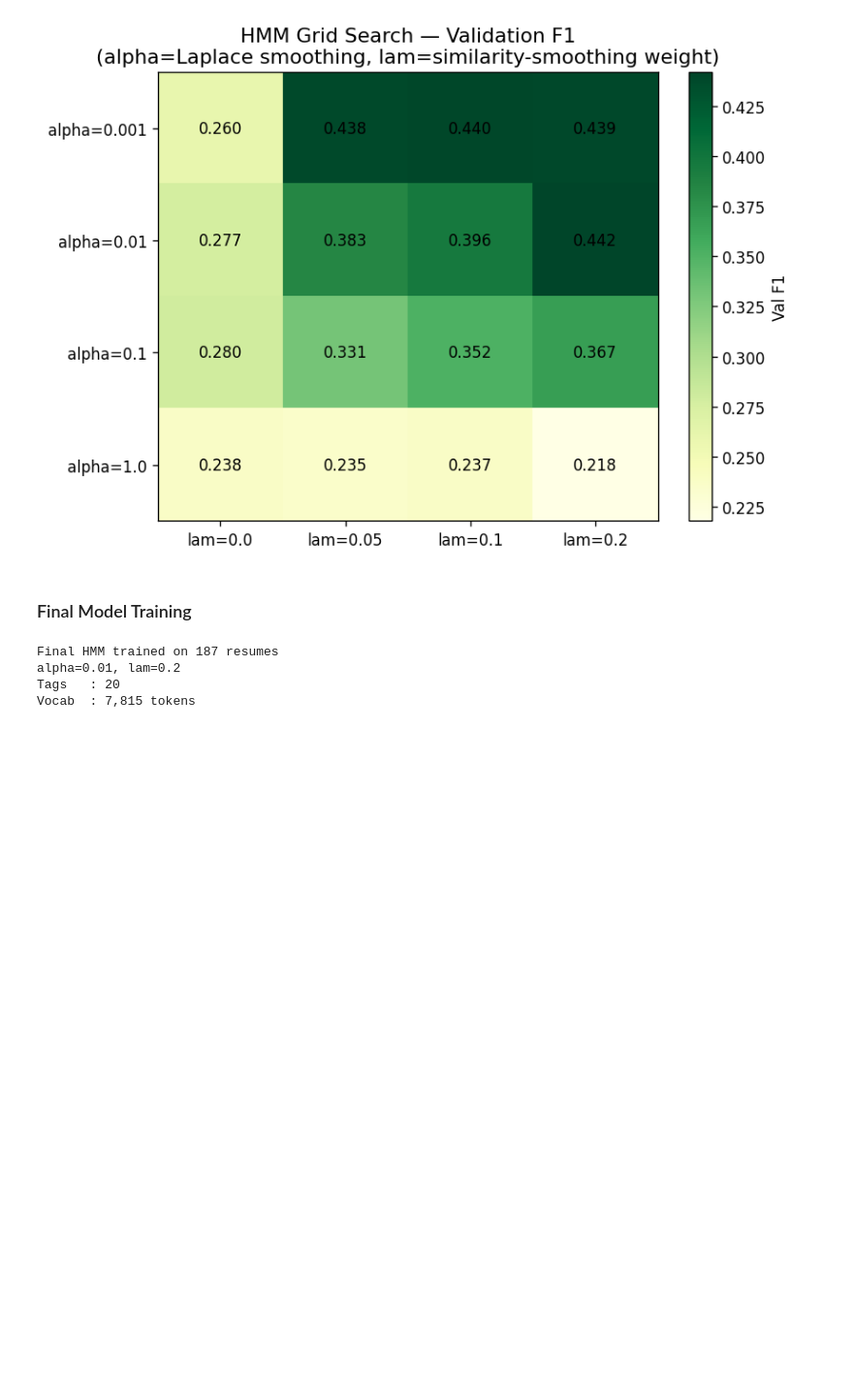
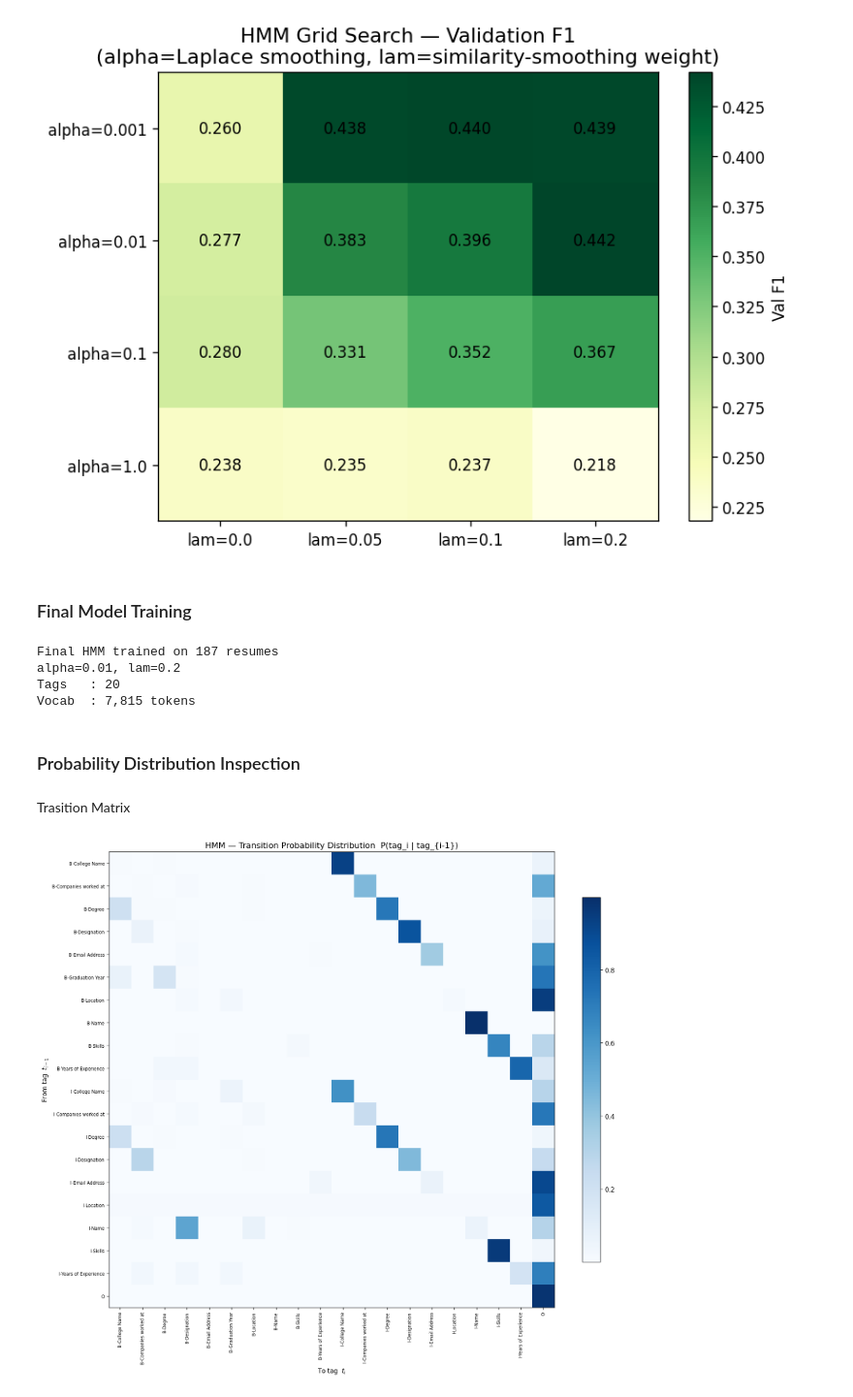
Before and after one commit to michellaprojects/nlp-ner, a Jupyter notebook: notebooks/Modelling/HMM.ipynb, the cells around one changed output. Shown at 97% size. Saved outputs shown, nothing was run; the diff lists cells and outputs as text; code cells hidden in the pictures; blank space fills up the shorter version.

Commit message:
Probability distribution (transition matrix)

```diff
--- a/notebooks/Modelling/HMM.ipynb
+++ b/notebooks/Modelling/HMM.ipynb
@@ -402,3 +402,26 @@ Final HMM trained on 187 resumes
 alpha=0.01, lam=0.2
 Tags   : 20
 Vocab  : 7,815 tokens
+# %% [markdown]
+### Probability Distribution Inspection
+# %% [markdown]
+Trasition Matrix
+# %%
+# Convert log-probs back to probabilities for display
+trans_probs = np.exp(hmm_final.log_trans_)
+tag_labels = hmm_final.tags_
+
+fig, ax = plt.subplots(figsize=(14, 12))
+im = ax.imshow(trans_probs, cmap='Blues', aspect='auto')
+ax.set_xticks(range(len(tag_labels)))
+ax.set_yticks(range(len(tag_labels)))
+ax.set_xticklabels(tag_labels, rotation=90, fontsize=7)
+ax.set_yticklabels(tag_labels, fontsize=7)
+ax.set_xlabel("To tag  $t_i$")
+ax.set_ylabel("From tag  $t_{i-1}$")
+ax.set_title("HMM — Transition Probability Distribution  P(tag_i | tag_{i-1})")
+plt.colorbar(im, ax=ax, shrink=0.8)
+plt.tight_layout()
+plt.show()
+# %% [output]
+[figure, added]
```
